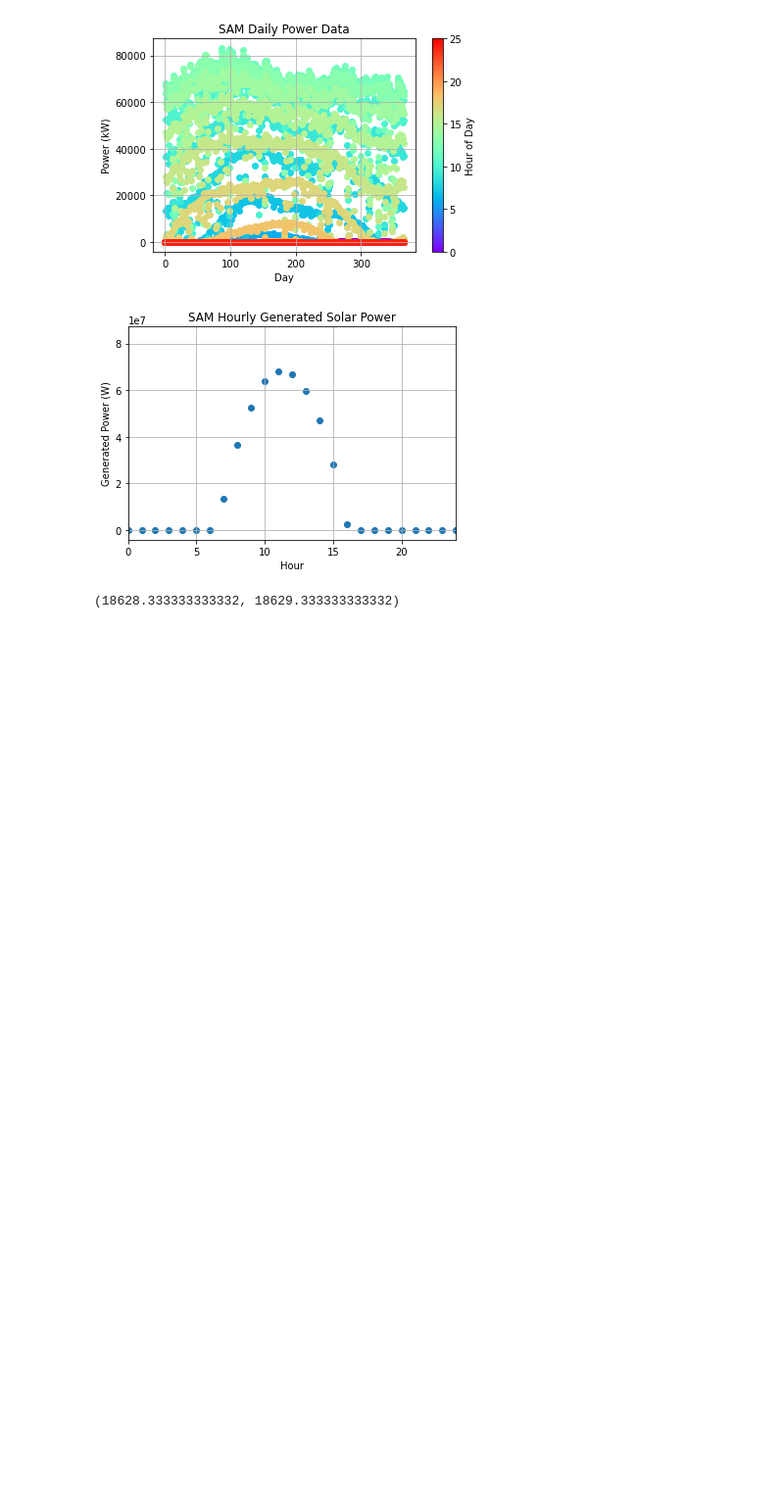
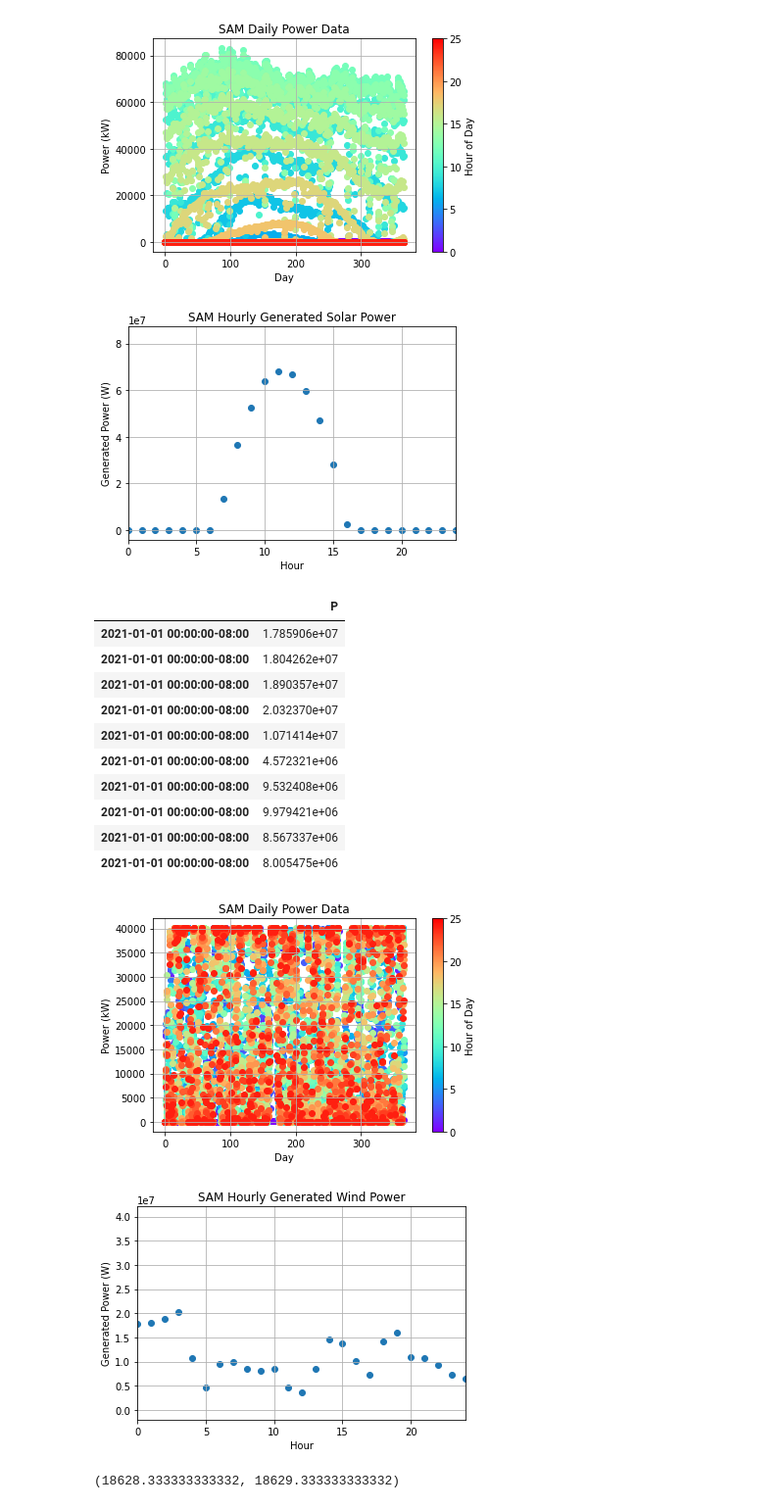
Before and after one commit to rebeccamccabe/wec-econ, a Jupyter notebook: wec-value.ipynb, the cells around one changed output. Shown at 98% size. Saved outputs shown, nothing was run; the diff lists cells and outputs as text; code cells hidden in the pictures; blank space fills up the shorter version.

Commit message:
get wind power working

```diff
--- a/wec-value.ipynb
+++ b/wec-value.ipynb
@@ -126,6 +123,49 @@ solar_data.head(10)
 | 2021-01-01 00:00:00-08:00 | 5.238607e+07 |
 [figure]
 [figure]
+# %%
+# Get wind data
+
+# downloaded from https://raw.githubusercontent.com/NREL/SAM/patch/deploy/wind_resource/CA%20Northern-Ocean.srw
+file = 'CA Northern-Ocean.srw'
+
+system_model = wd.default("WindPowerNone")
+system_model.Resource.wind_resource_filename = file
+system_model.execute()
+energy = system_model.value('annual_energy_distribution_time')
+
+fig, ax = plt.subplots()
+for year in range(0,len(energy)):
+    ax.scatter(energy[0],energy[year],color=plt.cm.rainbow(year/len(energy)))
+ax.set(xlabel='Day', ylabel='Power (kW)', title='SAM Daily Power Data')
+ax.grid()
+plt.colorbar(plt.cm.ScalarMappable(norm=plt.Normalize(vmin=0,vmax=len(energy)), cmap='rainbow'),ax=ax,label='Hour of Day')
+
+# plot hourly generated wind power
+gen = np.array(system_model.value('gen'))*1000
+fig, ax = plt.subplots()
+ax.scatter(range(0,len(gen)),gen)
+ax.set(xlabel='Hour', ylabel='Generated Power (W)', title='SAM Hourly Generated Wind Power')
+ax.grid()
+plt.xlim([0, 24])
+
+time = pd.date_range(pd.datetime(2021,1,1), freq='H', periods=len(gen)).normalize().tz_localize('US/Pacific')
+wind_data = pd.DataFrame(gen,index=time,columns=["P"])
+wind_data.head(10)
+# %% [output]
+|  | P |
+| 2021-01-01 00:00:00-08:00 | 1.785906e+07 |
+| 2021-01-01 00:00:00-08:00 | 1.804262e+07 |
+| 2021-01-01 00:00:00-08:00 | 1.890357e+07 |
+| 2021-01-01 00:00:00-08:00 | 2.032370e+07 |
+| 2021-01-01 00:00:00-08:00 | 1.071414e+07 |
+| 2021-01-01 00:00:00-08:00 | 4.572321e+06 |
+| 2021-01-01 00:00:00-08:00 | 9.532408e+06 |
+| 2021-01-01 00:00:00-08:00 | 9.979421e+06 |
+| 2021-01-01 00:00:00-08:00 | 8.567337e+06 |
+| 2021-01-01 00:00:00-08:00 | 8.005475e+06 |
+[figure, added]
+[figure, added]
 # %%
 # Create overall dataframe with all resources resampled onto consistent times,
 # accounting for different end times across datasets
```
Also changed, not shown: parts of 4 cells of this notebook, 1 other file.
